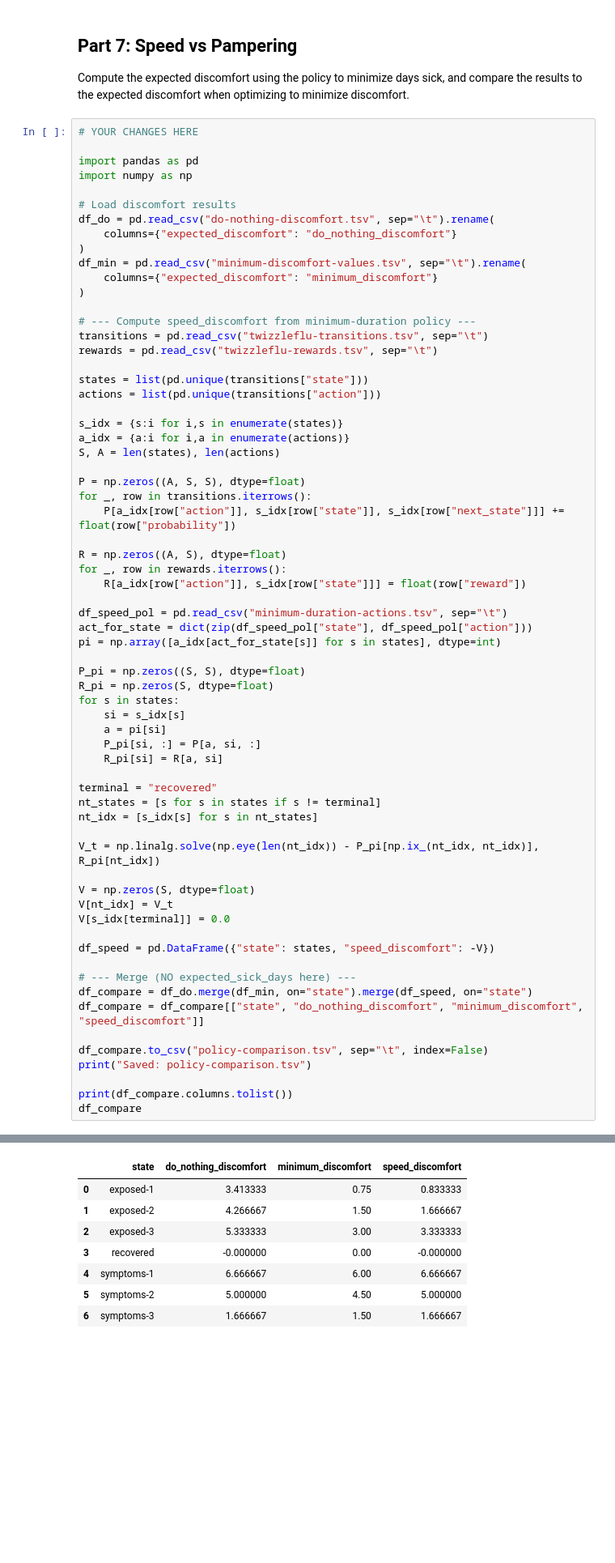
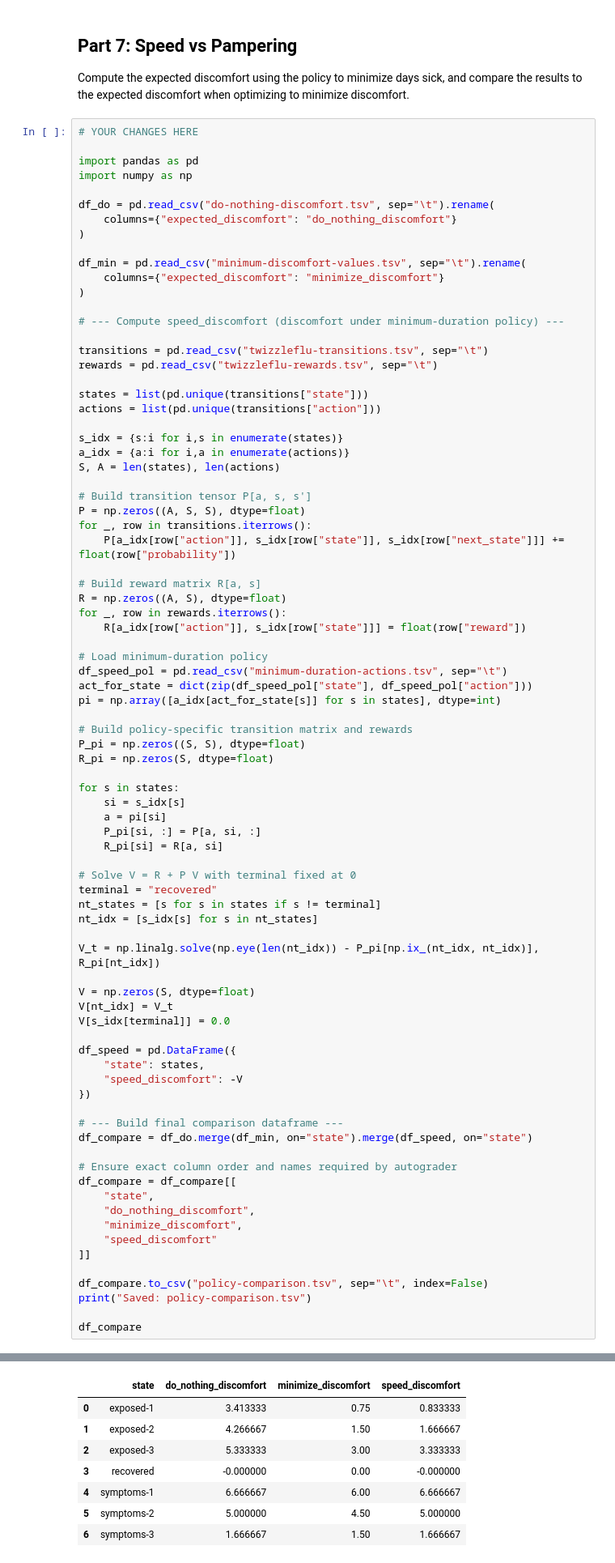
Before and after one commit to auwineza/Mod8-Week6, a Jupyter notebook: OMDS-Mod8-Week6-Uwineza-Annick.ipynb, the cells around one changed output, grey strips where cells are left out. Shown at 81% size. Cells and saved outputs as stored; diff of their text form; blank space fills up the shorter version.

```diff
--- a/OMDS-Mod8-Week6-Uwineza-Annick.ipynb
+++ b/OMDS-Mod8-Week6-Uwineza-Annick.ipynb
@@ -511,15 +511,16 @@ Compute the expected discomfort using the policy to minimize days sick, and comp
 import pandas as pd
 import numpy as np
 
-# Load discomfort results
 df_do = pd.read_csv("do-nothing-discomfort.tsv", sep="\t").rename(
     columns={"expected_discomfort": "do_nothing_discomfort"}
 )
+
 df_min = pd.read_csv("minimum-discomfort-values.tsv", sep="\t").rename(
-    columns={"expected_discomfort": "minimum_discomfort"}
+    columns={"expected_discomfort": "minimize_discomfort"}
 )
 
-# --- Compute speed_discomfort from minimum-duration policy ---
+# --- Compute speed_discomfort (discomfort under minimum-duration policy) ---
+
 transitions = pd.read_csv("twizzleflu-transitions.tsv", sep="\t")
 rewards = pd.read_csv("twizzleflu-rewards.tsv", sep="\t")
 
@@ -530,26 +531,32 @@ s_idx = {s:i for i,s in enumerate(states)}
 a_idx = {a:i for i,a in enumerate(actions)}
 S, A = len(states), len(actions)
 
+# Build transition tensor P[a, s, s']
 P = np.zeros((A, S, S), dtype=float)
 for _, row in transitions.iterrows():
     P[a_idx[row["action"]], s_idx[row["state"]], s_idx[row["next_state"]]] += float(row["probability"])
 
+# Build reward matrix R[a, s]
 R = np.zeros((A, S), dtype=float)
 for _, row in rewards.iterrows():
     R[a_idx[row["action"]], s_idx[row["state"]]] = float(row["reward"])
 
+# Load minimum-duration policy
 df_speed_pol = pd.read_csv("minimum-duration-actions.tsv", sep="\t")
 act_for_state = dict(zip(df_speed_pol["state"], df_speed_pol["action"]))
 pi = np.array([a_idx[act_for_state[s]] for s in states], dtype=int)
 
+# Build policy-specific transition matrix and rewards
 P_pi = np.zeros((S, S), dtype=float)
 R_pi = np.zeros(S, dtype=float)
+
 for s in states:
     si = s_idx[s]
     a = pi[si]
     P_pi[si, :] = P[a, si, :]
     R_pi[si] = R[a, si]
 
+# Solve V = R + P V with terminal fixed at 0
 terminal = "recovered"
 nt_states = [s for s in states if s != terminal]
 nt_idx = [s_idx[s] for s in nt_states]
@@ -560,16 +567,25 @@ V = np.zeros(S, dtype=float)
 V[nt_idx] = V_t
 V[s_idx[terminal]] = 0.0
 
-df_speed = pd.DataFrame({"state": states, "speed_discomfort": -V})
+df_speed = pd.DataFrame({
+    "state": states,
+    "speed_discomfort": -V
+})
 
-# --- Merge (NO expected_sick_days here) ---
+# --- Build final comparison dataframe ---
 df_compare = df_do.merge(df_min, on="state").merge(df_speed, on="state")
-df_compare = df_compare[["state", "do_nothing_discomfort", "minimum_discomfort", "speed_discomfort"]]
+
+# Ensure exact column order and names required by autograder
+df_compare = df_compare[[
+    "state",
+    "do_nothing_discomfort",
+    "minimize_discomfort",
+    "speed_discomfort"
+]]
 
 df_compare.to_csv("policy-comparison.tsv", sep="\t", index=False)
 print("Saved: policy-comparison.tsv")
 
-print(df_compare.columns.tolist())
 df_compare
 # %% [output]
 Saved: policy-comparison.tsv
@@ -577,4 +592,4 @@ Saved: policy-comparison.tsv
-|  | state | do_nothing_discomfort | minimum_discomfort | speed_discomfort |
+|  | state | do_nothing_discomfort | minimize_discomfort | speed_discomfort |
 | 0 | exposed-1 | 3.413333 | 0.75 | 0.833333 |
 | 1 | exposed-2 | 4.266667 | 1.50 | 1.666667 |
 | 2 | exposed-3 | 5.333333 | 3.00 | 3.333333 |
```
Also changed, not shown: parts of 2 cells of this notebook, 1 other file.
